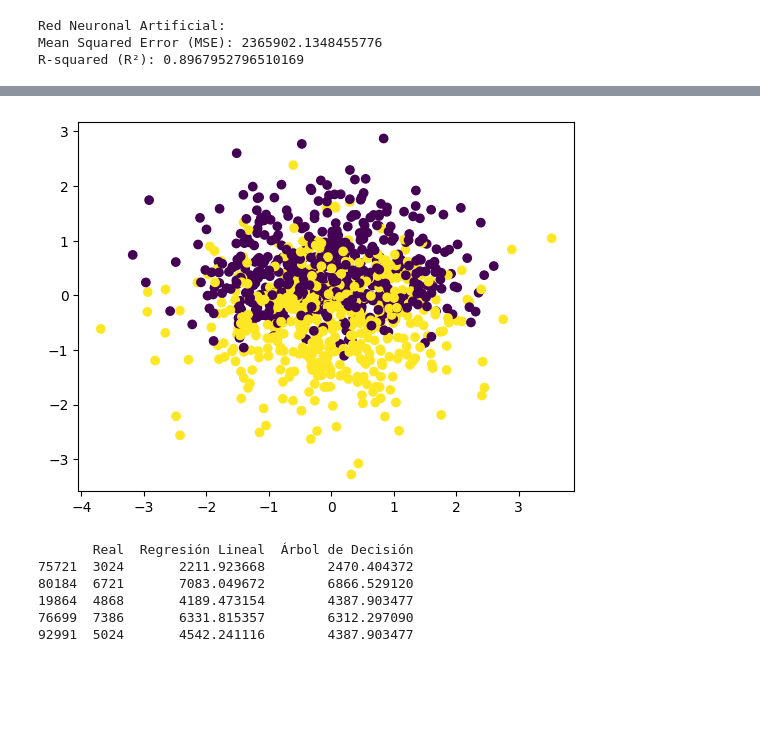
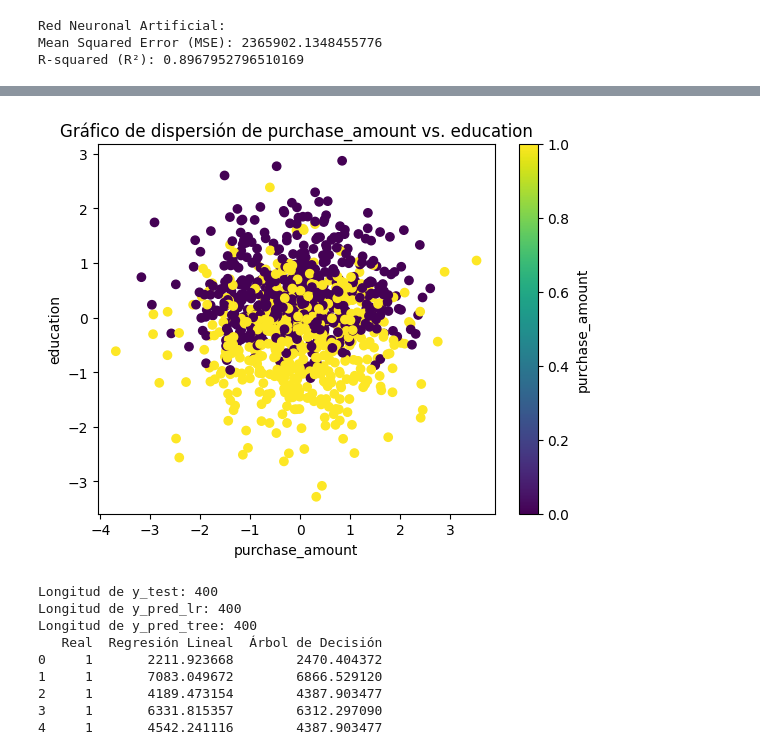
Before and after one commit to ancarye/proyecto_bedu_mod_4, a Jupyter notebook: Untitled.ipynb, the cells around one changed output, grey strips where cells are left out. Saved outputs shown, nothing was run; the diff lists cells and outputs as text; code cells hidden in the pictures; blank space fills up the shorter version.

```diff
--- a/Untitled.ipynb
+++ b/Untitled.ipynb
@@ -333,19 +343,34 @@ Accuracy MLP: 0.845
 # %%
-import numpy as np
-from matplotlib import pyplot as plt
 from sklearn.model_selection import train_test_split
 
+# Suponiendo que X contiene los datos de 'purchase_amount' y 'education', y y contiene los datos de 'purchase_amount'
+# X y y deben tener la misma longitud
 
-# Visualización de los datos (solo para propósitos ilustrativos)
+# Visualización de los datos
 plt.scatter(X[:, 0], X[:, 1], c=y)
+plt.xlabel('purchase_amount')
+plt.ylabel('education')
+plt.title('Gráfico de dispersión de purchase_amount vs. education')
+plt.colorbar(label='purchase_amount')
 plt.show()
 
 # División en conjuntos de entrenamiento y prueba
 X_train, X_test, y_train, y_test = train_test_split(X, y, test_size=0.4, random_state=42)
 # %% [output]
-[figure, old version]
+[figure, new version]
 # %%
-# Crear un DataFrame con las predicciones y los valores reales
+# Verificar la longitud de las matrices
+print("Longitud de y_test:", len(y_test))
+print("Longitud de y_pred_lr:", len(y_pred_lr))
+print("Longitud de y_pred_tree:", len(y_pred_tree))
+
+# Asegurarse de que todas las matrices tengan la misma longitud
+min_length = min(len(y_test), len(y_pred_lr), len(y_pred_tree))
+y_test = y_test[:min_length]
+y_pred_lr = y_pred_lr[:min_length]
+y_pred_tree = y_pred_tree[:min_length]
+
+# Crear el DataFrame con las predicciones y los valores reales
 predictions_df = pd.DataFrame({
     'Real': y_test,
     'Regresión Lineal': y_pred_lr,
@@ -355,9 +380,12 @@ predictions_df = pd.DataFrame({
 # Mostrar las primeras filas del DataFrame
 print(predictions_df.head())
 # %% [output]
-       Real  Regresión Lineal  Árbol de Decisión
-75721  3024       2211.923668        2470.404372
-80184  6721       7083.049672        6866.529120
-19864  4868       4189.473154        4387.903477
-76699  7386       6331.815357        6312.297090
-92991  5024       4542.241116        4387.903477
+Longitud de y_test: 400
+Longitud de y_pred_lr: 400
+Longitud de y_pred_tree: 400
+   Real  Regresión Lineal  Árbol de Decisión
+0     1       2211.923668        2470.404372
+1     1       7083.049672        6866.529120
+2     1       4189.473154        4387.903477
+3     1       6331.815357        6312.297090
+4     1       4542.241116        4387.903477
```
Also changed, not shown: parts of 6 cells of this notebook, 3 other files.
